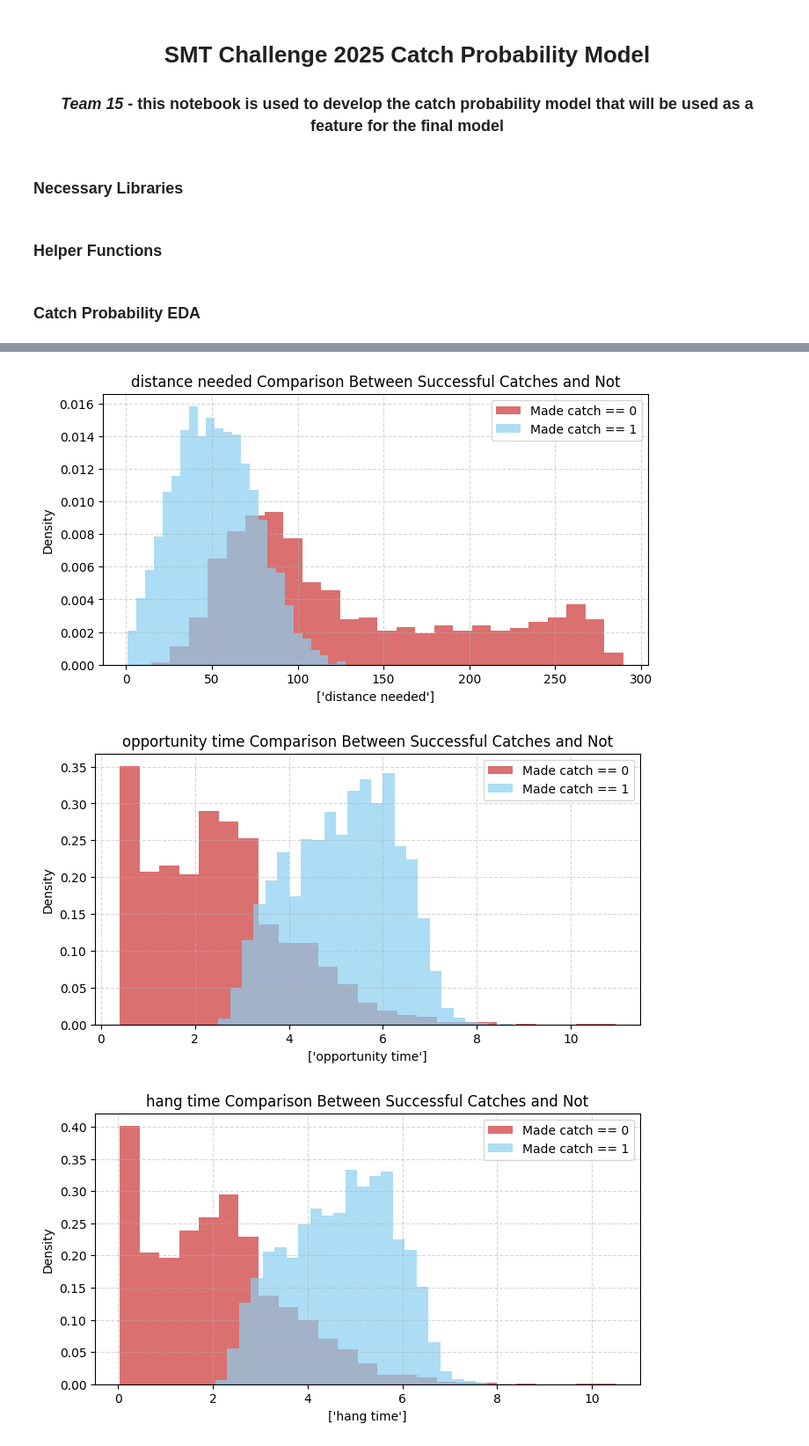
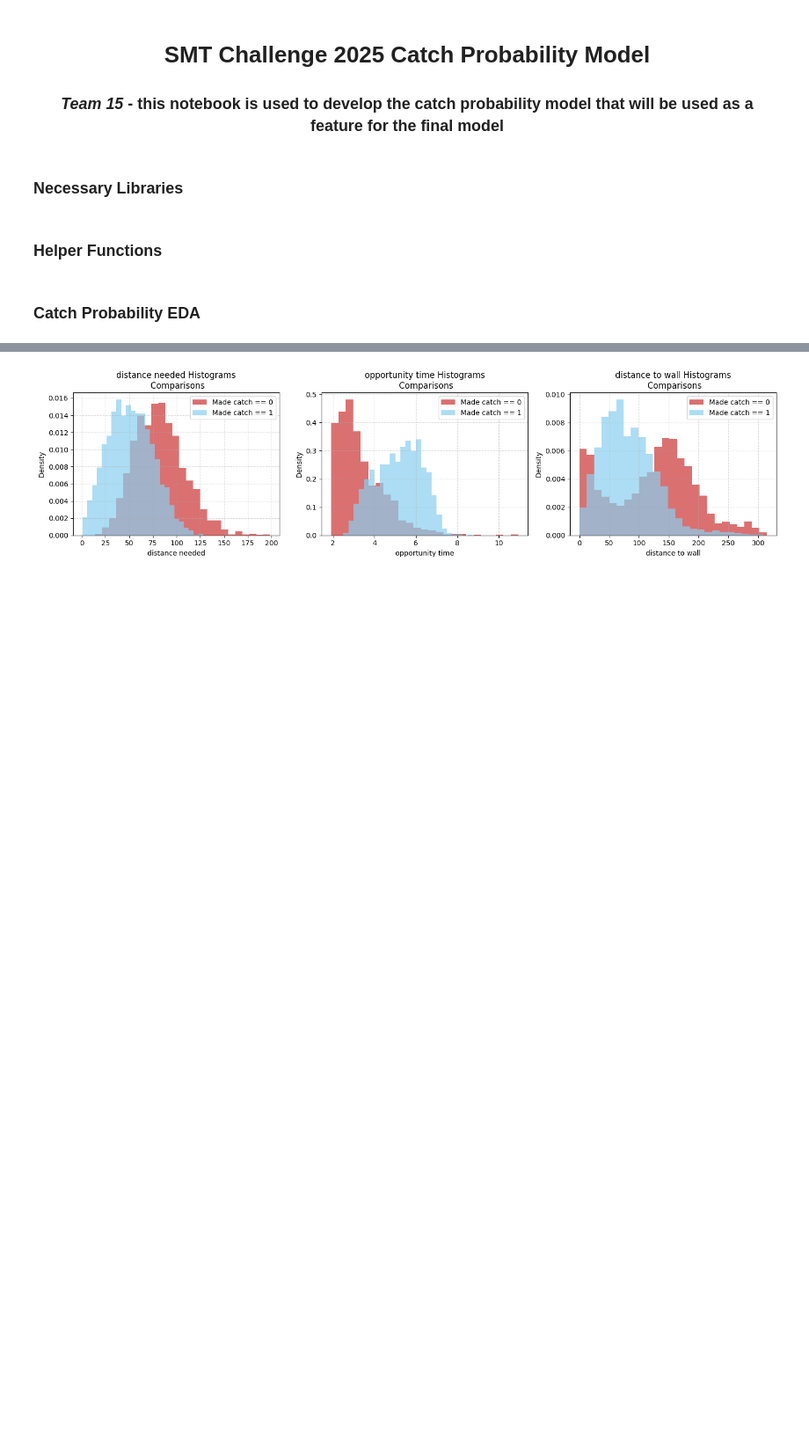
Before and after one commit to d2osborn/SMTChallenge2025, a Jupyter notebook: Team 15-catch_prob_model.ipynb, the cells around one changed output, grey strips where cells are left out. Shown at 88% size. Cells and saved outputs as stored; diff of their text form; code cells hidden in the pictures; blank space fills up the shorter version.

Commit message:
made the catch probability model

```diff
--- a/Team 15-catch_prob_model.ipynb
+++ b/Team 15-catch_prob_model.ipynb
@@ -27,7 +38,7 @@ def info_table(df: pd.DataFrame) -> pd.DataFrame:
     quality_df = pd.concat([nan_total, nan_percent, num_unique, dtype], axis=1, keys=['total_NaNs', 'NaN%', 'num_unique', 'dtypes'])
     display(quality_df)
 # %%
-def catch_made_hist(df: pd.DataFrame, column: str) -> None:
+def catch_made_hist(df: pd.DataFrame, column: str, ax=None) -> None:
     """
     Displays overlapping histograms between successful catches and not for some column
 
@@ -35,12 +46,13 @@ def catch_made_hist(df: pd.DataFrame, column: str) -> None:
     """
     df = df.copy()
 
-    plt.figure(figsize=(8, 4))
-    plt.hist(df[df['is_out_catch'] == 0][column], bins=25, alpha=0.7, label='Made catch == 0', color='#CC3433', density=True)
-    plt.hist(df[df['is_out_catch'] == 1][column], bins=25, alpha=0.7, label='Made catch == 1', color='#89CFF0', density=True)
-    plt.xlabel(f"{[column.replace('_', ' ')]}")
-    plt.ylabel('Density')
-    plt.title(f"{column.replace('_', ' ')} Comparison Between Successful Catches and Not")
-    plt.legend()
-    plt.grid(True, linestyle='--', alpha=0.5)
-    plt.show()
+    if ax is None:
+        fig, ax = plt.subplots(figsize=(8, 4))
+
+    ax.hist(df[df['is_out_catch'] == 0][column], bins=25, alpha=0.7, label='Made catch == 0', color='#CC3433', density=True)
+    ax.hist(df[df['is_out_catch'] == 1][column], bins=25, alpha=0.7, label='Made catch == 1', color='#89CFF0', density=True)
+    ax.set_xlabel(column.replace('_', ' '))
+    ax.set_ylabel('Density')
+    ax.set_title(f"{column.replace('_', ' ')} Histograms\n Comparisons")
+    ax.legend()
+    ax.grid(True, linestyle='--', alpha=0.5)
@@ -47,7 +158,7 @@ def catch_made_hist(df: pd.DataFrame, column: str) -> None:
 # %% [markdown]
 ### Catch Probability EDA
 # %%
-catch_prob_df = pd.read_csv('catch_prob_params.csv').iloc[:, 1:].copy()
+catch_prob_df = pd.read_csv('play_data.csv').iloc[:, 1:].copy()
 # %%
 info_table(catch_prob_df)
 # %% [output]
@@ -73,10 +182,11 @@ sampled_catch_prob_df = catch_prob_df[['game_str_id', 'opportunity_time', 'dista
 # %%
-catch_made_hist(catch_prob_df, 'distance_needed')
-catch_made_hist(catch_prob_df, 'opportunity_time')
-catch_made_hist(catch_prob_df, 'hang_time')
+fig, (ax1, ax2, ax3) = plt.subplots(1, 3, figsize=(15, 4))
+catch_made_hist(catch_prob_df, 'distance_needed', ax=ax1)
+catch_made_hist(catch_prob_df, 'opportunity_time', ax=ax2)
+catch_made_hist(catch_prob_df, 'distance_to_wall', ax=ax3)
+plt.tight_layout()
+plt.show()
 # %% [output]
-[figure, old version]
+[figure, new version]
-[figure, removed]
-[figure, removed]
 # %%
 ## Plots of our models's features' histograms
```
Also changed, not shown: parts of 46 cells of this notebook, 2 other files.
